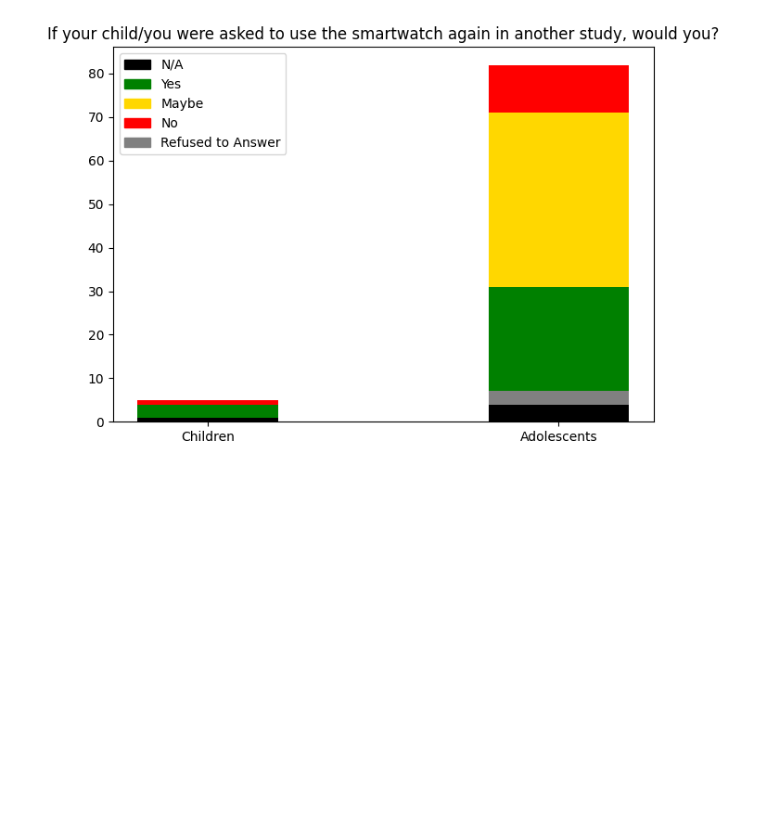
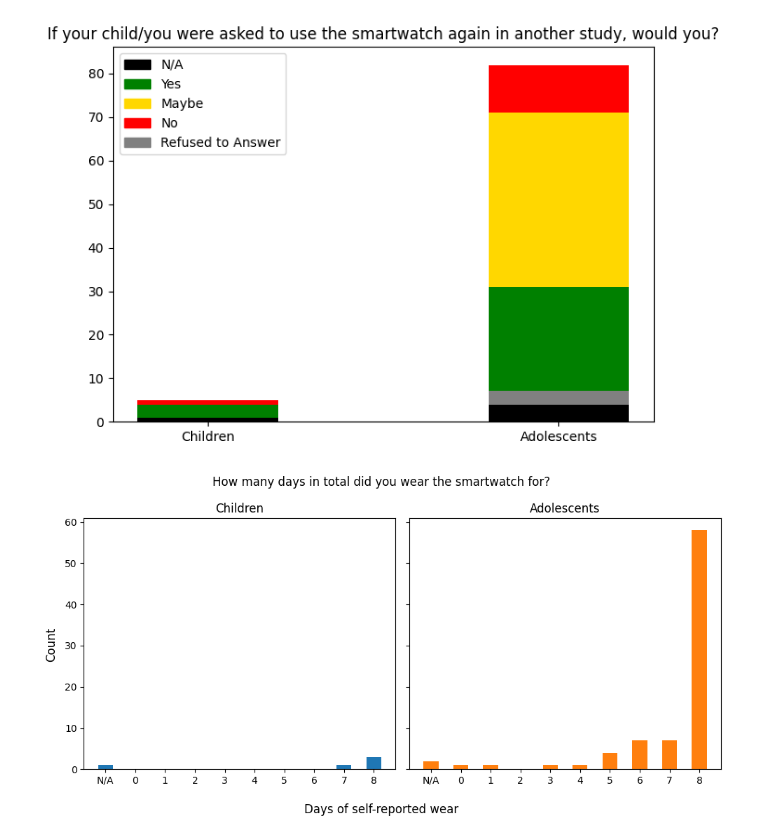
Before and after one commit to richard-lane/seaco_malaysia, a Jupyter notebook: qualitative.ipynb, the cells around one changed output. Saved outputs shown, nothing was run; the diff lists cells and outputs as text; code cells hidden in the pictures; blank space fills up the shorter version.

Commit message:
self reported wear

```diff
--- a/qualitative.ipynb
+++ b/qualitative.ipynb
@@ -225,3 +225,40 @@ axis.set_title(
 fig.tight_layout()
 # %% [output]
 [figure]
+# %%
+"""
+Days of self-reported wear
+
+"""
+
+fig, axes = plt.subplots(1, 2, figsize=(10, 5), sharex=True, sharey=True)
+
+child_counts = child_df["smart5_7to9"].value_counts(dropna=False)
+adolescent_counts = adolescent_df["smart5_10to17"].value_counts(dropna=False)
+
+# Fill NA with a negative value so it appears at the bottom of my plot
+na_val = -1
+child_counts.index = child_counts.index.fillna(na_val)
+adolescent_counts.index = adolescent_counts.index.fillna(na_val)
+
+child_counts.sort_index(inplace=True)
+adolescent_counts.sort_index(inplace=True)
+
+for i, val in child_counts.items():
+    axes[0].bar(i, val, color="C0", width=0.5)
+for i, val in adolescent_counts.items():
+    axes[1].bar(i, val, color="C1", width=0.5)
+
+for axis in axes:
+    axis.set_xticks(range(-1, 9), ["N/A", *range(0, 9)])
+
+axes[0].set_title("Children")
+axes[1].set_title("Adolescents")
+
+fig.supxlabel("Days of self-reported wear")
+fig.supylabel("Count")
+fig.suptitle("How many days in total did you wear the smartwatch for?")
+
+fig.tight_layout()
+# %% [output]
+[figure, added]
```
Also changed, not shown: parts of 2 cells of this notebook.
